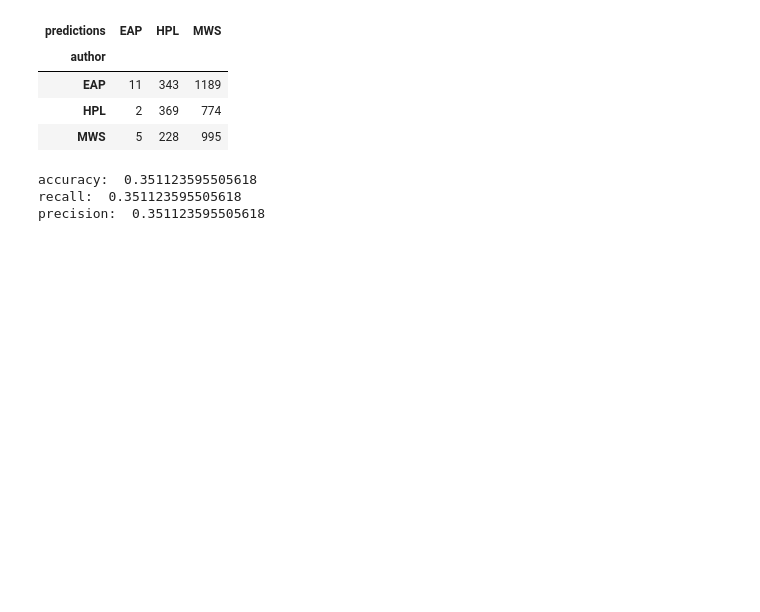
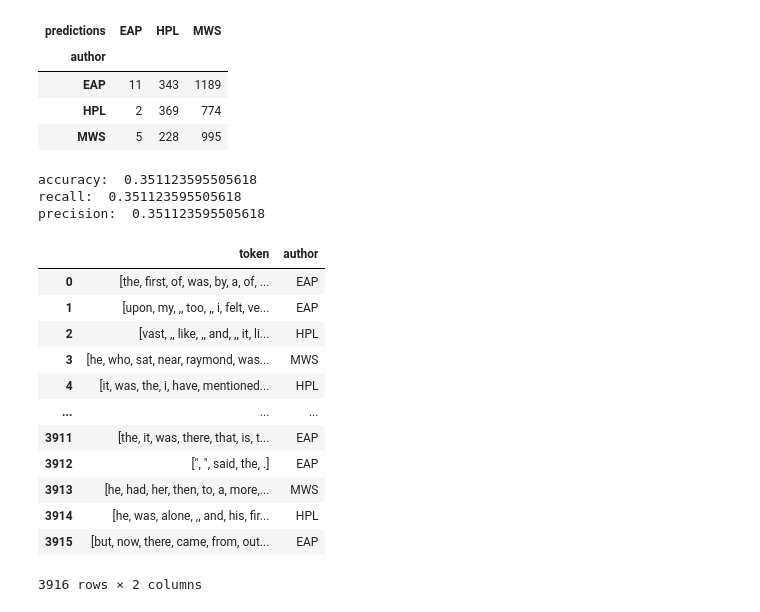
Before and after one commit to kobutri/pg_knowledge_discovery_ml, a Jupyter notebook: lda/experiments.ipynb, the cells around one changed output. Drawn from its saved outputs; the diff is of its cells as text; code cells hidden in the pictures; blank space fills up the shorter version.

```diff
--- a/lda/experiments.ipynb
+++ b/lda/experiments.ipynb
@@ -52,3 +52,19 @@ print("precision: ", precision_score(test_file["author"], test_file["predictions
 accuracy:  0.351123595505618
 recall:  0.351123595505618
 precision:  0.351123595505618
+# %%
+test_file.iloc[:, 1:]
+# %% [output]
+|  | token | author |
+| 0 | [the, first, of, was, by, a, of, ... | EAP |
+| 1 | [upon, my, ,, too, ,, i, felt, ve... | EAP |
+| 2 | [vast, ,, like, ,, and, ,, it, li... | HPL |
+| 3 | [he, who, sat, near, raymond, was... | MWS |
+| 4 | [it, was, the, i, have, mentioned... | HPL |
+| ... | ... | ... |
+| 3911 | [the, it, was, there, that, is, t... | EAP |
+| 3912 | [", ", said, the, .] | EAP |
+| 3913 | [he, had, her, then, to, a, more,... | MWS |
+| 3914 | [he, was, alone, ,, and, his, fir... | HPL |
+| 3915 | [but, now, there, came, from, out... | EAP |
+3916 rows × 2 columns
```
Also changed, not shown: parts of 1 cell of this notebook, 18 other files.
